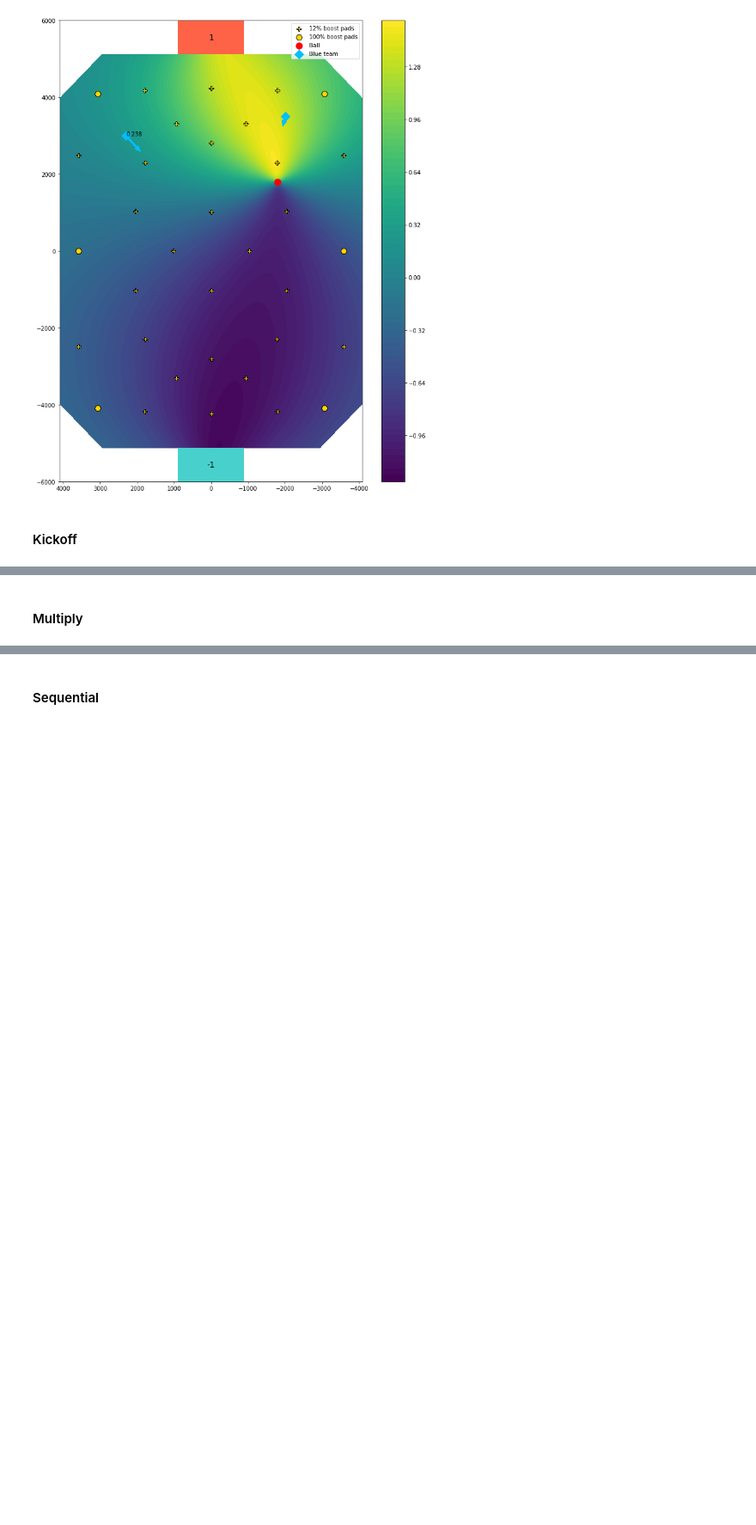
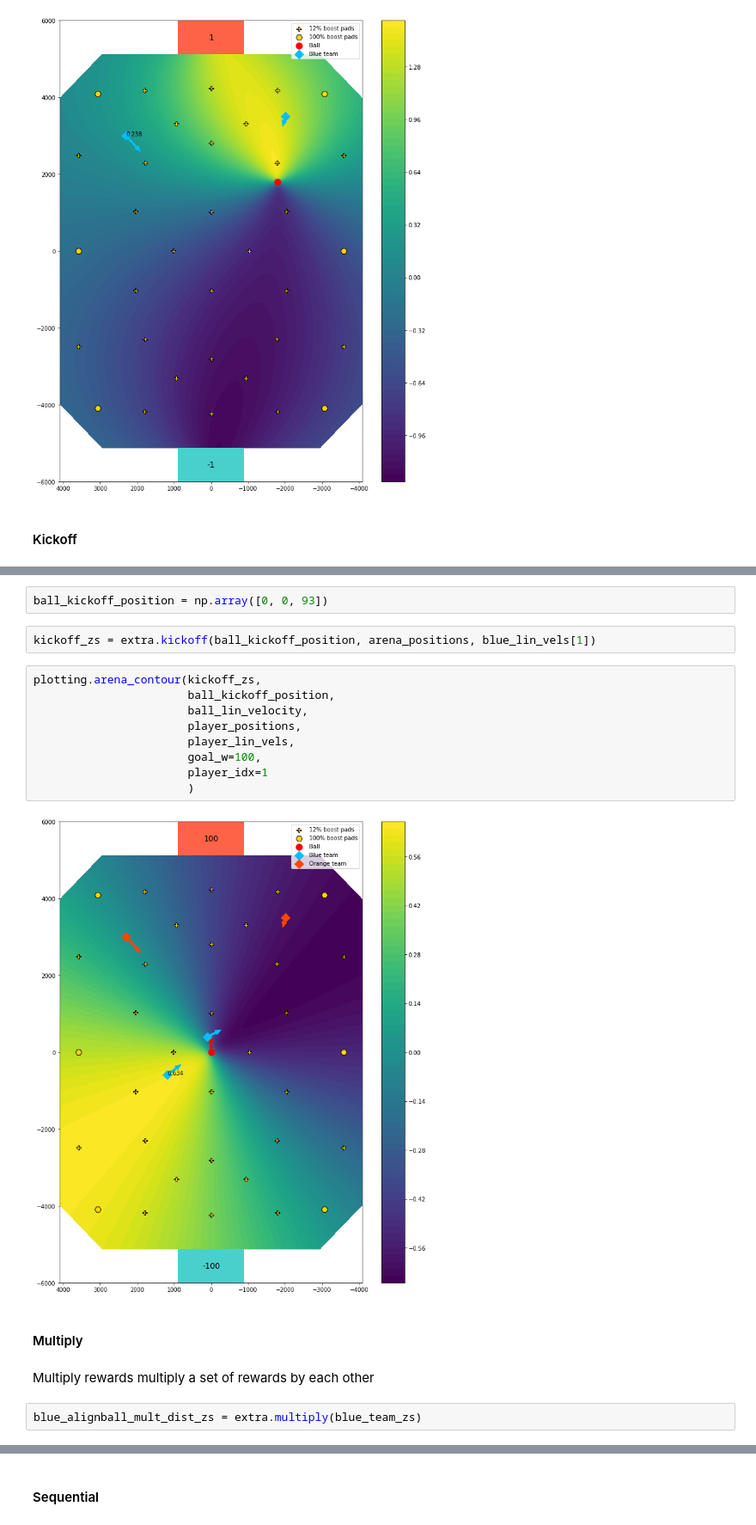
Before and after one commit to Enkhai/lucy-utils, a Jupyter notebook: examples/16_reward_analysis.ipynb, the cells around one changed output, grey strips where cells are left out. Shown at 86% size. Drawn from its saved outputs; the diff is of its cells as text; blank space fills up the shorter version.

```diff
--- a/examples/16_reward_shaping/analysis.ipynb
+++ b/examples/16_reward_analysis.ipynb
@@ -947,2 +962,21 @@ plotting.arena_contour(orange_distributed_zs[1],
+# %%
+ball_kickoff_position = np.array([0, 0, 93])
+# %%
+kickoff_zs = extra.kickoff(ball_kickoff_position, arena_positions, blue_lin_vels[1])
+# %%
+plotting.arena_contour(kickoff_zs,
+                       ball_kickoff_position,
+                       ball_lin_velocity,
+                       player_positions,
+                       player_lin_vels,
+                       goal_w=100,
+                       player_idx=1
+                       )
+# %% [output]
+[figure, added]
 # %% [markdown]
 #### Multiply
+# %% [markdown]
+Multiply rewards multiply a set of rewards by each other
+# %%
+blue_alignball_mult_dist_zs = extra.multiply(blue_team_zs)
```
Also changed, not shown: parts of 20 cells of this notebook, 1 other file.
